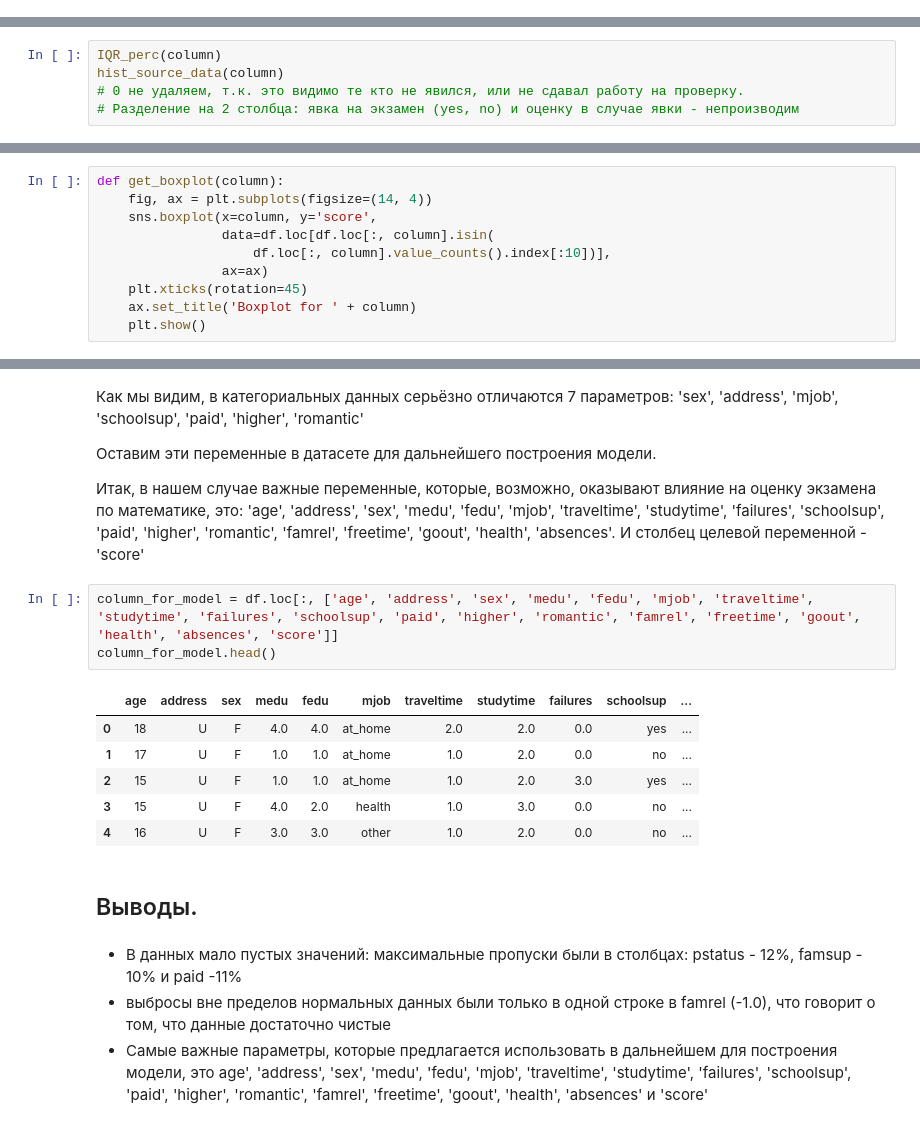
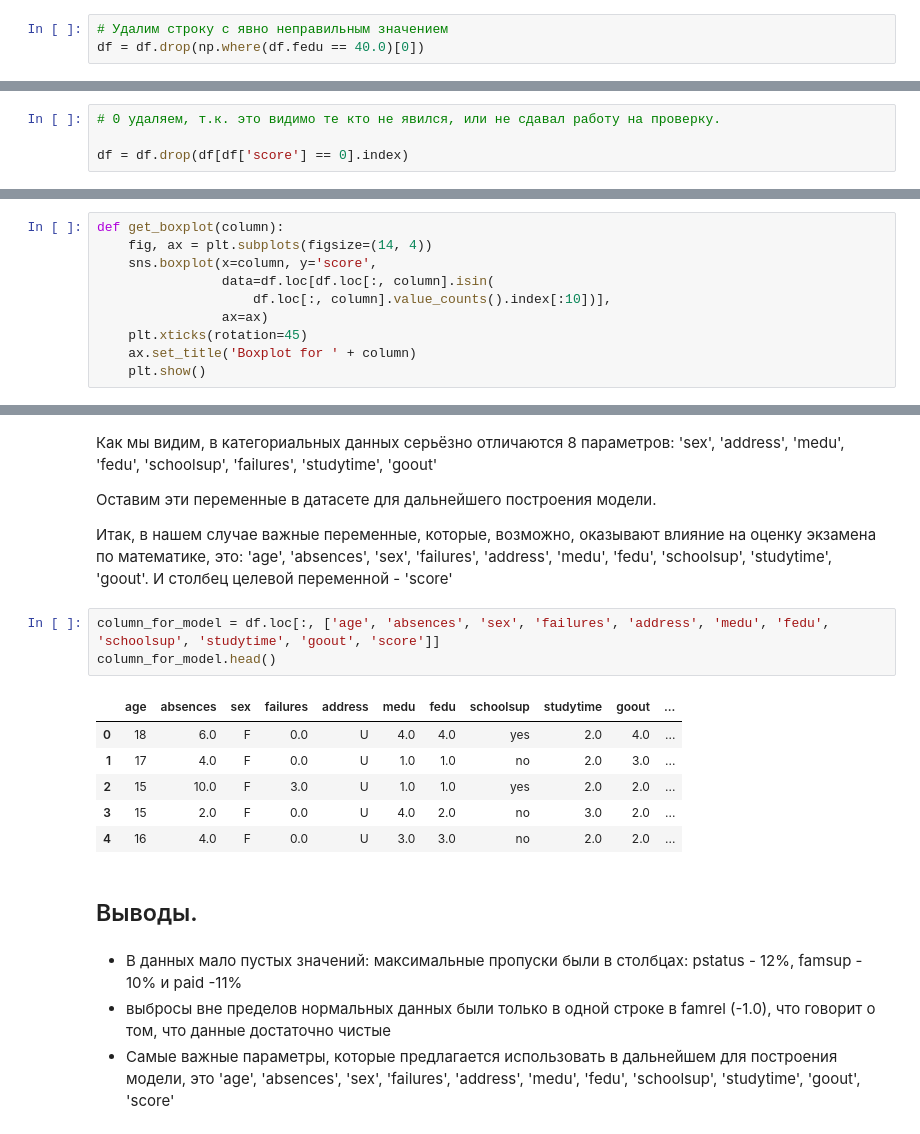
Before and after one commit to Alexius-rts/skillfactory_rds, a Jupyter notebook: module_2/EDA. stud_math.ipynb, the cells around one changed output, grey strips where cells are left out. Drawn from its saved outputs; the diff is of its cells as text.

```diff
--- a/module_2/EDA. stud_math.ipynb
+++ b/module_2/EDA. stud_math.ipynb
@@ -440,6 +430,9 @@ info_column(column)
 Name: fedu, dtype: int64
 
 Число пустых значений в столбце: 24
+# %%
+# Удалим строку с явно неправильным значением
+df = df.drop(np.where(df.fedu == 40.0)[0])
 # %%
 insert_mean(column)
 
@@ -960,5 +959,4 @@ insert_mode(column)
 # %%
-IQR_perc(column)
-hist_source_data(column)
-# 0 не удаляем, т.к. это видимо те кто не явился, или не сдавал работу на проверку.
-# Разделение на 2 столбца: явка на экзамен (yes, no) и оценку в случае явки - непроизводим
+# 0 удаляем, т.к. это видимо те кто не явился, или не сдавал работу на проверку.
+
+df = df.drop(df[df['score'] == 0].index)
@@ -1042,24 +1057,24 @@ for col in list_obj:
 # %% [markdown]
-Как мы видим, в категориальных данных серьёзно отличаются 7 параметров: 'sex', 'address', 'mjob', 'schoolsup', 'paid', 'higher', 'romantic'
+Как мы видим, в категориальных данных серьёзно отличаются 8 параметров: 'sex', 'address', 'medu', 'fedu',  'schoolsup',  'failures', 'studytime', 'goout'
 
 Оставим эти переменные в датасете для дальнейшего построения модели.
 
 Итак, в нашем случае важные переменные, которые, возможно, оказывают влияние на оценку экзамена по математике, это:
-'age', 'address', 'sex', 'medu', 'fedu', 'mjob', 'traveltime', 'studytime', 'failures', 'schoolsup', 'paid', 'higher', 'romantic', 'famrel', 'freetime', 'goout', 'health', 'absences'.
+'age', 'absences', 'sex', 'failures', 'address', 'medu', 'fedu',  'schoolsup', 'studytime', 'goout'.
 И столбец целевой переменной - 'score'
 # %%
-column_for_model = df.loc[:, ['age', 'address', 'sex', 'medu', 'fedu', 'mjob', 'traveltime', 'studytime', 'failures', 'schoolsup', 'paid', 'higher', 'romantic', 'famrel', 'freetime', 'goout', 'health', 'absences', 'score']]
+column_for_model = df.loc[:, ['age', 'absences', 'sex', 'failures', 'address', 'medu', 'fedu',  'schoolsup', 'studytime', 'goout', 'score']]
 column_for_model.head()
 # %% [output]
-|  | age | address | sex | medu | fedu | mjob | traveltime | studytime | failures | schoolsup | ... |
-| 0 | 18 | U | F | 4.0 | 4.0 | at_home | 2.0 | 2.0 | 0.0 | yes | ... |
-| 1 | 17 | U | F | 1.0 | 1.0 | at_home | 1.0 | 2.0 | 0.0 | no | ... |
-| 2 | 15 | U | F | 1.0 | 1.0 | at_home | 1.0 | 2.0 | 3.0 | yes | ... |
-| 3 | 15 | U | F | 4.0 | 2.0 | health | 1.0 | 3.0 | 0.0 | no | ... |
-| 4 | 16 | U | F | 3.0 | 3.0 | other | 1.0 | 2.0 | 0.0 | no | ... |
+|  | age | absences | sex | failures | address | medu | fedu | schoolsup | studytime | goout | ... |
+| 0 | 18 | 6.0 | F | 0.0 | U | 4.0 | 4.0 | yes | 2.0 | 4.0 | ... |
+| 1 | 17 | 4.0 | F | 0.0 | U | 1.0 | 1.0 | no | 2.0 | 3.0 | ... |
+| 2 | 15 | 10.0 | F | 3.0 | U | 1.0 | 1.0 | yes | 2.0 | 2.0 | ... |
+| 3 | 15 | 2.0 | F | 0.0 | U | 4.0 | 2.0 | no | 3.0 | 2.0 | ... |
+| 4 | 16 | 4.0 | F | 0.0 | U | 3.0 | 3.0 | no | 2.0 | 2.0 | ... |
 # %% [markdown]
 ## Выводы.
 # %% [markdown]
 - В данных мало пустых значений: максимальные пропуски были в столбцах:  pstatus - 12%, famsup - 10% и paid -11%
 - выброcы вне пределов нормальных данных были только в одной строке в famrel (-1.0), что говорит о том, что данные достаточно чистые
-- Самые важные параметры, которые предлагается использовать в дальнейшем для построения модели, это age', 'address', 'sex', 'medu', 'fedu', 'mjob', 'traveltime', 'studytime', 'failures', 'schoolsup', 'paid', 'higher', 'romantic', 'famrel', 'freetime', 'goout', 'health', 'absences' и 'score'
+- Самые важные параметры, которые предлагается использовать в дальнейшем для построения модели, это 'age', 'absences', 'sex', 'failures', 'address', 'medu', 'fedu',  'schoolsup', 'studytime', 'goout', 'score'
```
Also changed, not shown: parts of 36 cells of this notebook, 1 other file.
